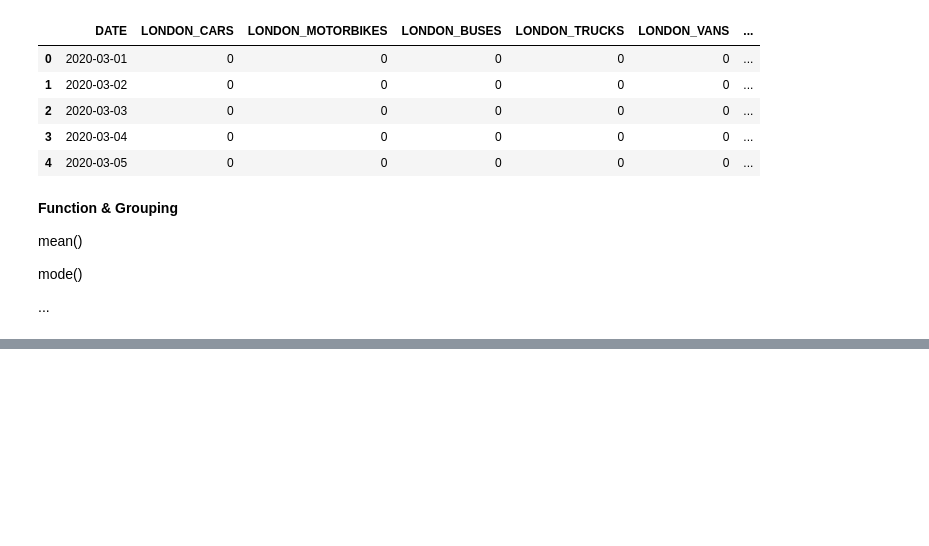
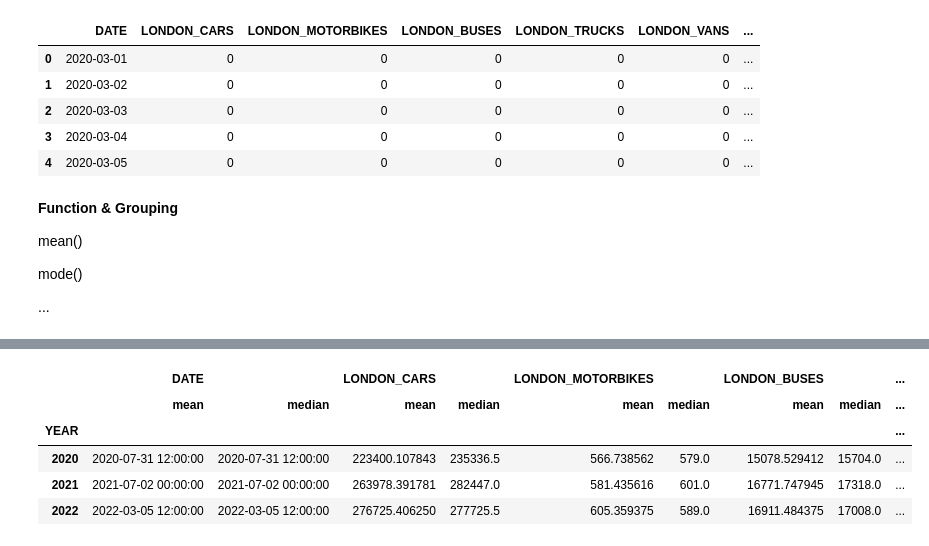
Before and after one commit to ravsheerRSA/Python_Training, a Jupyter notebook: training.ipynb, the cells around one changed output, grey strips where cells are left out. Saved outputs shown, nothing was run; the diff lists cells and outputs as text; code cells hidden in the pictures; blank space fills up the shorter version.

```diff
--- a/training.ipynb
+++ b/training.ipynb
@@ -362,0 +450,18 @@ df.describe() ##summary stats of our df
+# %%
+## getting mean, median and mode grouped by Year
+
+year_grouped = df.groupby(['YEAR'])
+
+
+year_grouped.agg(['mean', 'median'])
+
+## Question
+
+## a) Using the above function, try to extract data for London_Cars only. Hint: using .loc function
+# %% [output]
+|  | DATE |  | LONDON_CARS |  | LONDON_MOTORBIKES |  | LONDON_BUSES |  | ... |
+|  | mean | median | mean | median | mean | median | mean | median | ... |
+| YEAR |  |  |  |  |  |  |  |  | ... |
+| 2020 | 2020-07-31 12:00:00 | 2020-07-31 12:00:00 | 223400.107843 | 235336.5 | 566.738562 | 579.0 | 15078.529412 | 15704.0 | ... |
+| 2021 | 2021-07-02 00:00:00 | 2021-07-02 00:00:00 | 263978.391781 | 282447.0 | 581.435616 | 601.0 | 16771.747945 | 17318.0 | ... |
+| 2022 | 2022-03-05 12:00:00 | 2022-03-05 12:00:00 | 276725.406250 | 277725.5 | 605.359375 | 589.0 | 16911.484375 | 17008.0 | ... |
```
Also changed, not shown: parts of 7 cells of this notebook.
